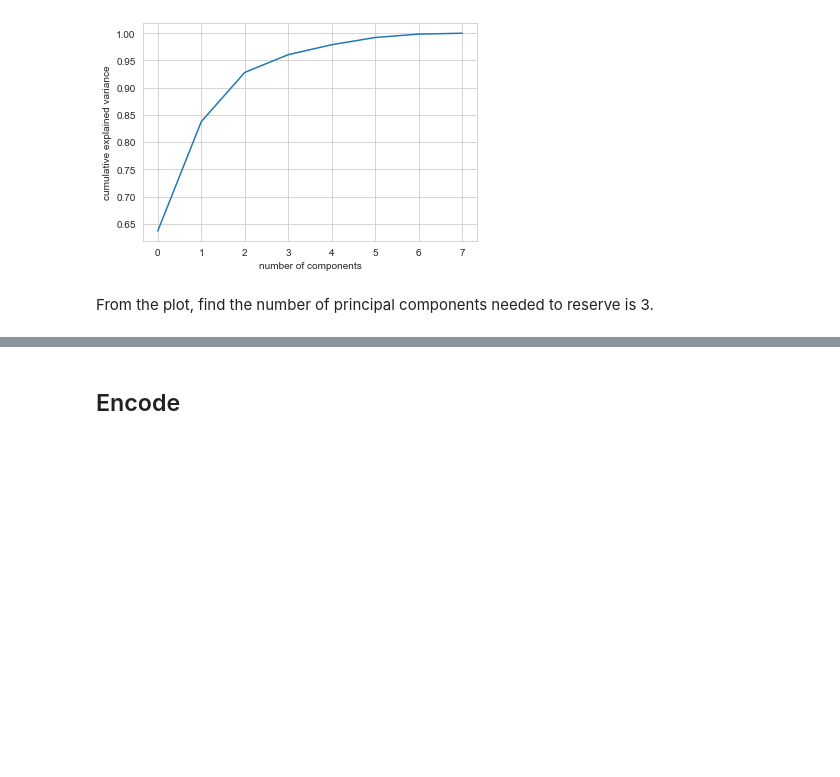
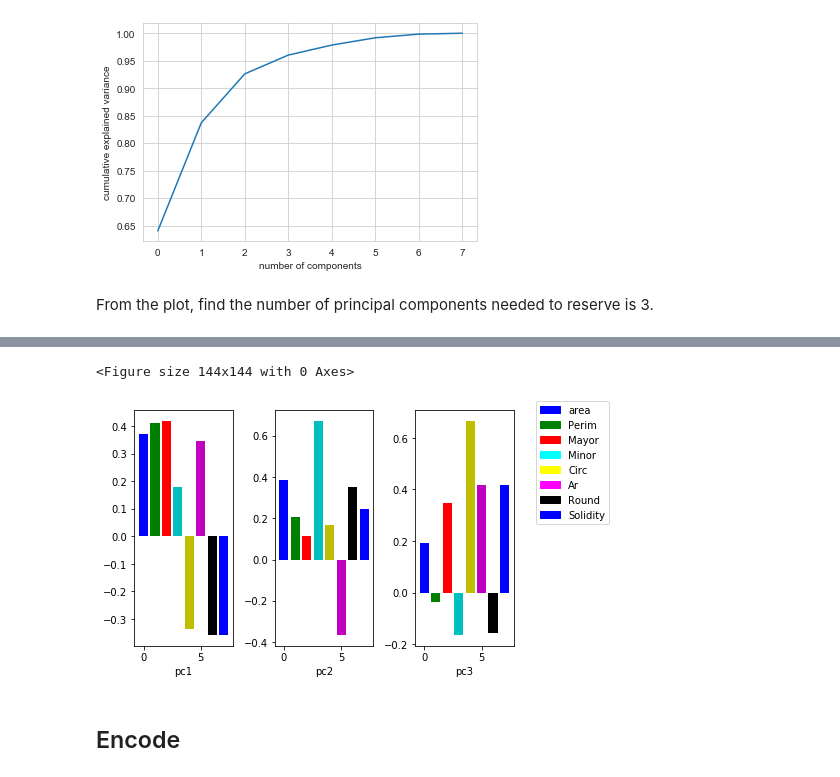
Before and after one commit to chamomile-Z/Lab-Data-Analysis-01, a Jupyter notebook: Zebrafish Data Analysis(EDA+PCA+Encode+Models).ipynb, the cells around one changed output, grey strips where cells are left out. Cells and saved outputs as stored; diff of their text form; code cells hidden in the pictures; blank space fills up the shorter version.

```diff
--- a/Zebrafish Data Analysis(EDA+PCA+Encode+Models).ipynb
+++ b/Zebrafish Data Analysis(EDA+PCA+Encode+Models).ipynb
@@ -243,13 +279,39 @@ From the plot, find the number of principal components needed to reserve is 3.
 # %%
 def myPCA(scaler_train, scaler_test, x_train_index, x_test_index):
     pca = PCA(0.9).fit(scaler_train)
+    feature_weights = pca.components_
 
     pca_train = pd.DataFrame(pca.transform(scaler_train), index = x_train_index)
     pca_test = pd.DataFrame(pca.transform(scaler_test), index = x_test_index)
 
-    return(pca_train, pca_test)
+    return(pca_train, pca_test, feature_weights)
 # %%
-pca_train, pca_test = myPCA(scaler_train, scaler_test, x_train_index, x_test_index)
+pca_train, pca_test, feature_weights = myPCA(scaler_train, scaler_test, x_train_index, x_test_index)
+# %%
+%matplotlib inline
+fig = plt.figure(figsize=(2,2))
+
+fig, (ax1,ax2,ax3) = plt.subplots(1,3)
+ax1.bar(range(8),feature_weights[0],color=['b','g','r','c','y','m','k','b'])
+ax2.bar(range(8),feature_weights[1],color=['b','g','r','c','y','m','k','b'])
+ax3.bar(range(8),feature_weights[2],color=['b','g','r','c','y','m','k','b'])
+
+ax1.set_xlabel('pc1')
+ax2.set_xlabel('pc2')
+ax3.set_xlabel('pc3')
+
+colors = {'area':'blue', 'Perim':'green', 'Mayor':'red', 'Minor':'cyan', 'Circ':'yellow', 'Ar':'magenta', 'Round':'black', 'Solidity':'blue'}
+labels = list(colors.keys())
+handles = [plt.Rectangle((0,0),1,1, color=colors[label]) for label in labels]
+fig.legend(handles, labels, bbox_to_anchor=(1.2, 1))
+
+
+fig.tight_layout()
+
+#fig.savefig("F:/Lab/Majo Data/Results/feature_weights.jpg", bbox_inches='tight')
+# %% [output]
+<Figure size 144x144 with 0 Axes>
+[figure, added]
 # %%
 def combineDf(pca_train, pca_test, x_train, x_test):
     pca_train.columns = ['pc1', 'pc2', 'pc3']
```
Also changed, not shown: parts of 17 cells of this notebook.
